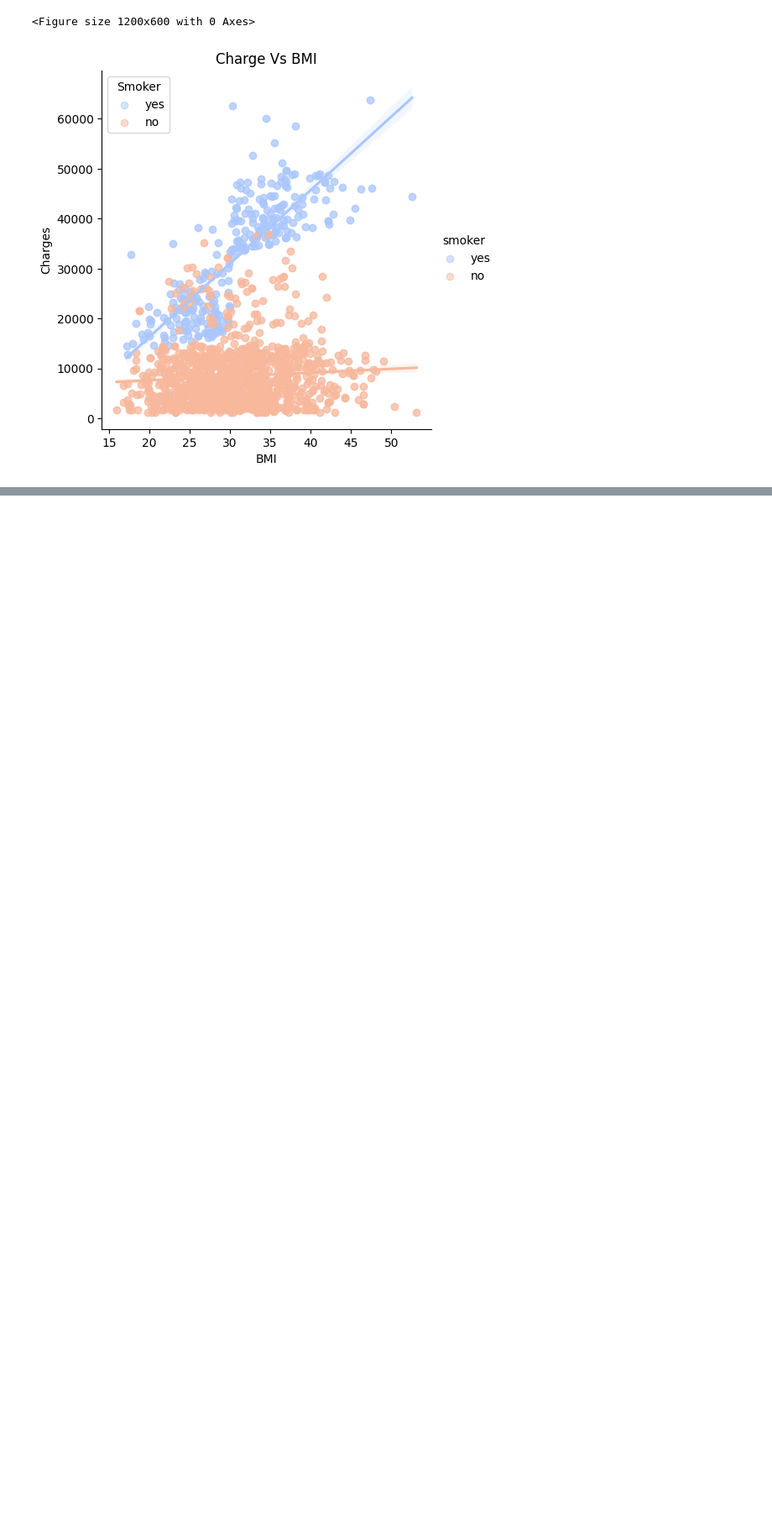
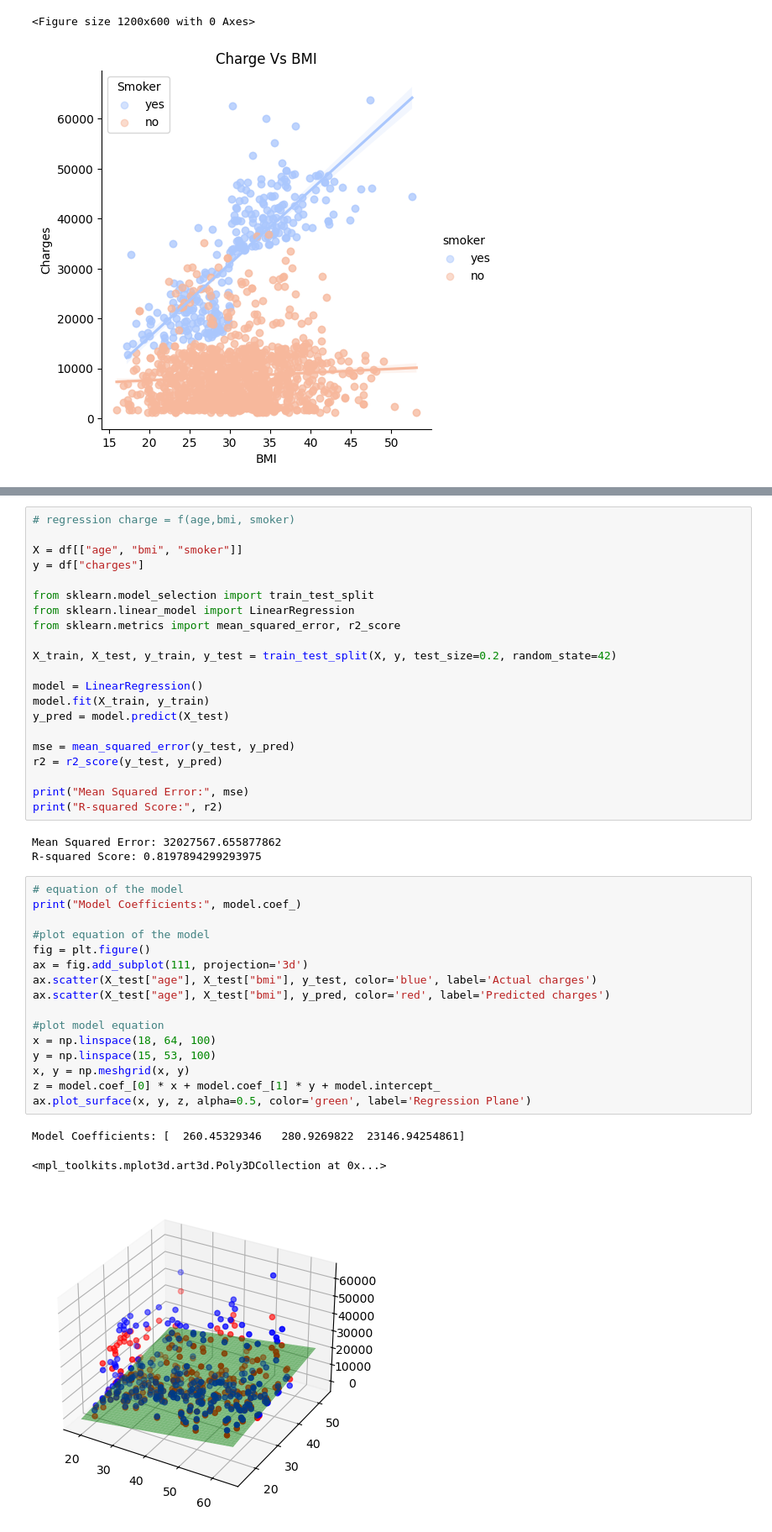
Before and after one commit to sacha-sz/SY09-Projet, a Jupyter notebook: linearRegression.ipynb, the cells around one changed output, grey strips where cells are left out. Shown: that part at 84% size. Drawn from its saved outputs; the diff is of its cells as text; blank space fills up the shorter version.

Commit message:
ajout regression

```diff
--- a/linearRegression.ipynb
+++ b/linearRegression.ipynb
@@ -109,0 +131,44 @@ plt.show()
+# %%
+# regression charge = f(age,bmi, smoker)
+
+X = df[["age", "bmi", "smoker"]]
+y = df["charges"]
+
+from sklearn.model_selection import train_test_split
+from sklearn.linear_model import LinearRegression
+from sklearn.metrics import mean_squared_error, r2_score
+
+X_train, X_test, y_train, y_test = train_test_split(X, y, test_size=0.2, random_state=42)
+
+model = LinearRegression()
+model.fit(X_train, y_train)
+y_pred = model.predict(X_test)
+
+mse = mean_squared_error(y_test, y_pred)
+r2 = r2_score(y_test, y_pred)
+
+print("Mean Squared Error:", mse)
+print("R-squared Score:", r2)
+# %% [output]
+Mean Squared Error: 32027567.655877862
+R-squared Score: 0.8197894299293975
+# %%
+# equation of the model
+print("Model Coefficients:", model.coef_)
+
+#plot equation of the model
+fig = plt.figure()
+ax = fig.add_subplot(111, projection='3d')
+ax.scatter(X_test["age"], X_test["bmi"], y_test, color='blue', label='Actual charges')
+ax.scatter(X_test["age"], X_test["bmi"], y_pred, color='red', label='Predicted charges')
+
+#plot model equation
+x = np.linspace(18, 64, 100)
+y = np.linspace(15, 53, 100)
+x, y = np.meshgrid(x, y)
+z = model.coef_[0] * x + model.coef_[1] * y + model.intercept_
+ax.plot_surface(x, y, z, alpha=0.5, color='green', label='Regression Plane')
+# %% [output]
+Model Coefficients: [  260.45329346   280.9269822  23146.94254861]
+<mpl_toolkits.mplot3d.art3d.Poly3DCollection at 0x...>
+[figure, added]
```
Also changed, not shown: parts of 3 cells of this notebook, 2 other files.
